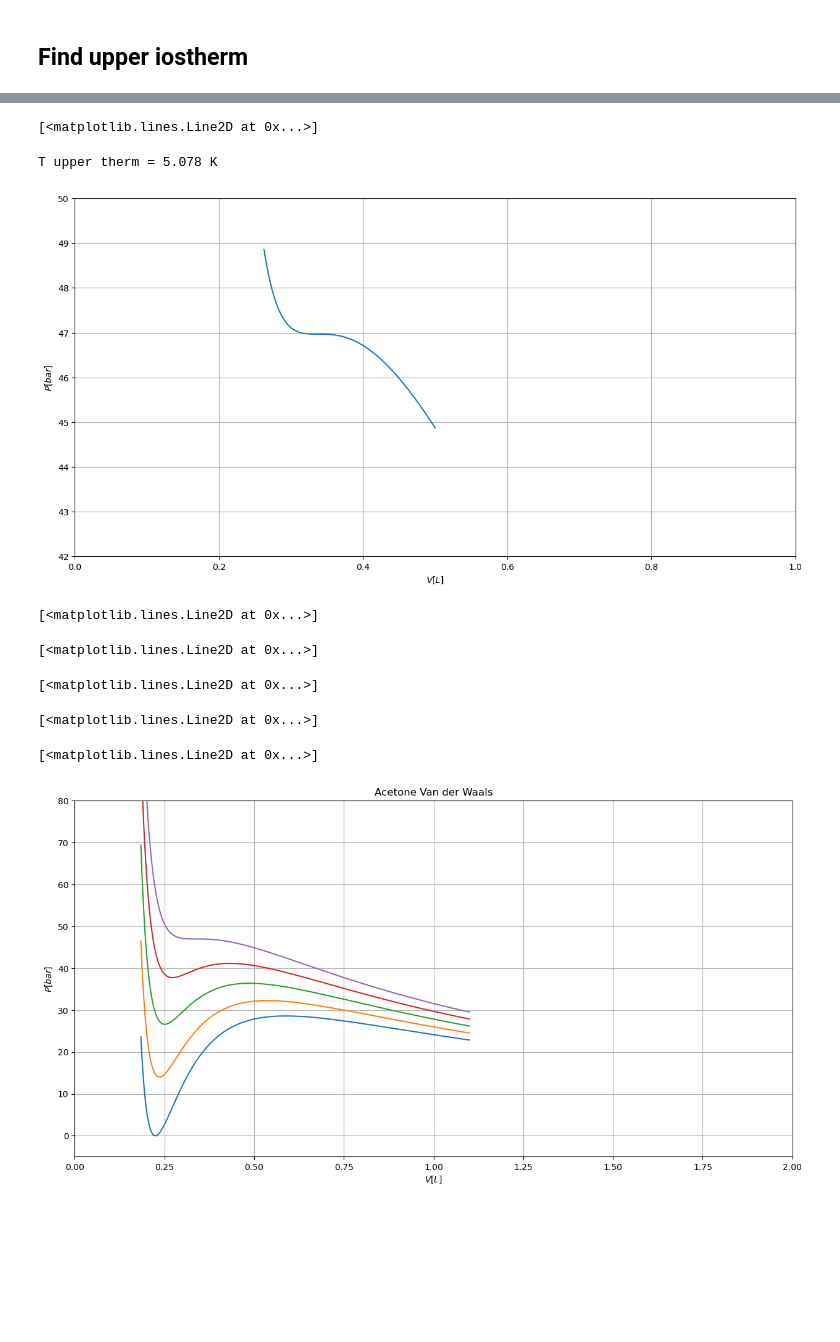
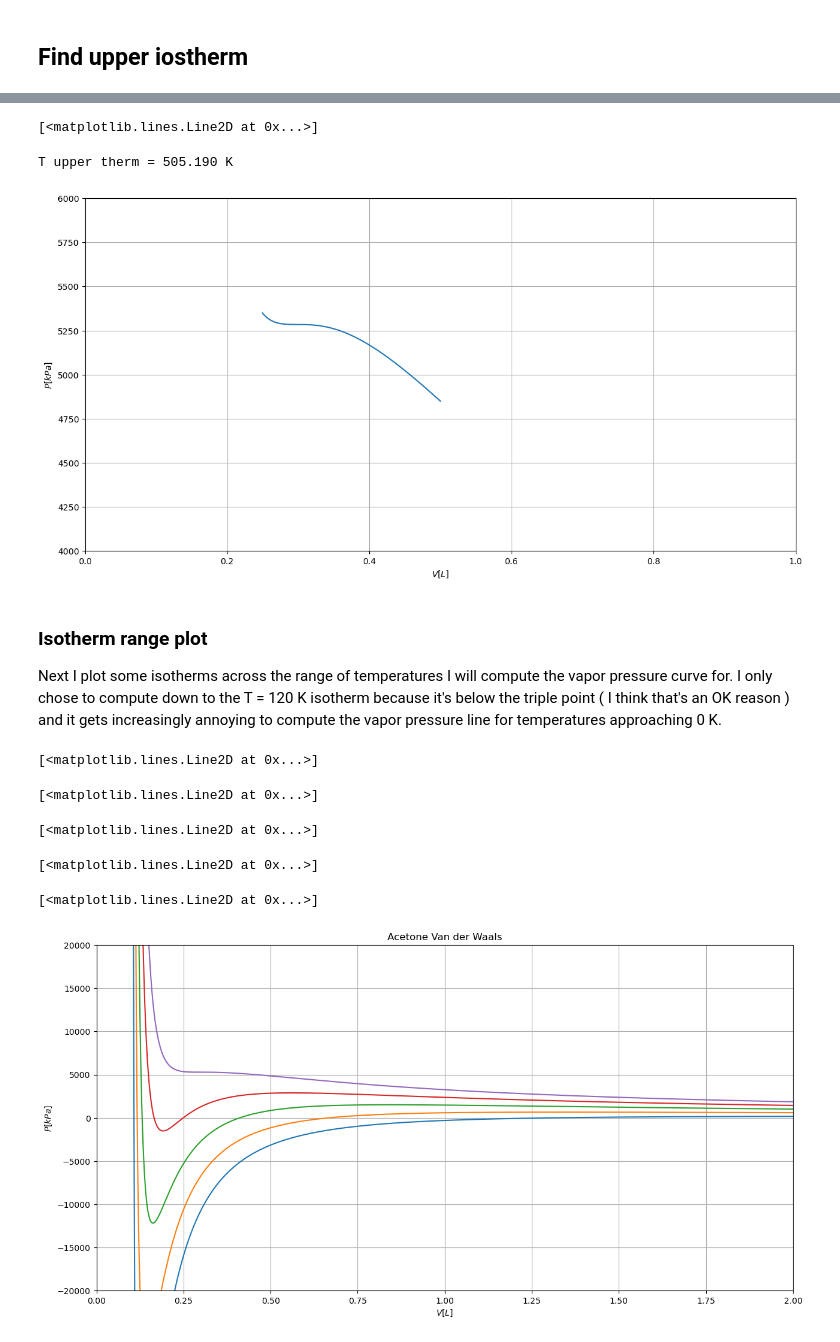
Before and after one commit to knownothingbozo/PHYS-3411, a Jupyter notebook: Van der Waals_integral_search.ipynb, the cells around one changed output, grey strips where cells are left out. Drawn from its saved outputs; the diff is of its cells as text; code cells hidden in the pictures; blank space fills up the shorter version.

```diff
--- a/Van der Waals_integral_search.ipynb
+++ b/Van der Waals_integral_search.ipynb
@@ -15,9 +17,9 @@ N = 6.022E23
 k = 1.381E-23
 R = N*k
 n = 1
-T = np.linspace(3.5, 6, 5)
-a = 16.02   #ACETONE
-b = 0.1124
+T = np.linspace(120, 600, 5)
+a = 1409.4   #ACETONE
+b = 0.0994
 
 min = n*b+1E-4
 V = np.linspace(min,10, 25000)
@@ -84,9 +53,0 @@ Focusing in on the lowest temerature for which the Van der Waals plot approaches
-# %%
-min = n*b+1E-4
-V = np.linspace(min,10, 25000)
-T = np.linspace(4.25, 4.3, 500)
-for i in range(T.size):
-    P = P_(V, T[i])
-    if P.min() > 0:
-        T_lower = T[i]
-        break
@@ -103,23 +54,17 @@ T lower therm = 4.285 K
 # %% [markdown]
 ## Find upper iostherm
 # %%
-N = 6.022E23
-k = 1.381E-23
-R = N*k
-n = 1
-T = np.linspace(5.05, 5.11, 5)
-a = 16.02   #ACETONE
-b = 0.1124
+T = np.linspace(450, 600, 5)
 
 min = n*b+1E-4
-V = np.linspace(min+0.15, 0.5, 25000)
+V = np.linspace(min, 0.5, 25000)
 P = np.zeros((T.size,V.size))
 def P_(V,T): return (n*R*T)/(V-n*b) - (a*n**2)/V**2
 for i in range(T.size):
     P[i] = P_(V, T[i])
 
 fig = plt.figure(figsize=(15,7.5))
-ax0 = fig.add_subplot(1, 1, 1, xlabel='$V [L]$', ylabel='$P [bar]$', ylim=(42, 50), xlim=(0, 1))
+ax0 = fig.add_subplot(1, 1, 1, xlabel='$V [L]$', ylabel='$P [kPa]$', ylim=(0, 20000), xlim=(0, 1))
 ax0.grid()
 for i in range(T.size):
     ax0.plot(V, P[i,:])
@@ -136,9 +81,9 @@ Focusing in on the lowest isotherm for which there is only one point of inflecti
 # %%
 min = n*b+1E-4
-T = np.linspace(5.05, 5.11, 500)
+T = np.linspace(500, 510, 500)
 V = np.linspace(min+0.15, 0.5, 25000)
-for i in range(T.size):
-    P = P_(V, T[i])
+for i in range(T.size):               ### HERE I'M TAKING THE HIGHEST ISOTHERM WITH ONLY ONE FIRST DERIVATIVE ZERO
+    P = P_(V, T[i])                   ### BY NUMERICALLY SEARCHING FOR A SET OF TWO POINTS WHERE DP/DV < 0
     d = 0
     for j in range(V.size-1):
         if P[j+1] > P[j]:
@@ -149,38 +96,35 @@ for i in range(T.size):
 # %%
 fig = plt.figure(figsize=(15,7.5))
-ax0 = fig.add_subplot(1, 1, 1, xlabel='$V [L]$', ylabel='$P [bar]$', ylim=(42, 50), xlim=(0, 1))
+ax0 = fig.add_subplot(1, 1, 1, xlabel='$V [L]$', ylabel='$P [kPa]$', ylim=(4000, 6000), xlim=(0, 1))
 ax0.grid()
 ax0.plot(V, P)
 print ('T upper therm = {0:0.3f} K'.format(T_upper))
 # %% [output]
 [<matplotlib.lines.Line2D at 0x...>]
-T upper therm = 5.078 K
+T upper therm = 505.190 K
-[figure, old version]
+[figure, new version]
+# %% [markdown]
+### Isotherm range plot
+Next I plot some isotherms across the range of temperatures I will compute the vapor pressure curve for. I only chose to compute down to the T = 120 K isotherm because it's below the triple point ( I think that's an OK reason ) and it gets increasingly annoying to compute the vapor pressure line for temperatures approaching 0 K.
 # %%
-N = 6.022E23
-k = 1.381E-23
-R = N*k
-n = 1
-T = np.linspace(T_lower, T_upper-1E-4, 5)
-a = 16.02   #ACETONE
-b = 0.1124
+T = np.linspace(120, T_upper-1E-4, 5)
 
 min = n*b+1E-4
-V = np.linspace(min+0.072, 1.1, 1000)
+V = np.linspace(min, 1000, 1000000)
 P = np.zeros((T.size,V.size))
 def P_(V,T): return (n*R*T)/(V-n*b) - (a*n**2)/V**2
 for i in range(T.size):
     P[i] = P_(V, T[i])
 
 fig = plt.figure(figsize=(15,7.5))
-ax0 = fig.add_subplot(1, 1, 1, xlabel='$V [L]$', ylabel='$P [bar]$', ylim=(-5, 80), xlim=(0, 2), title='Acetone Van der Waals')
+ax0 = fig.add_subplot(1, 1, 1, xlabel='$V [L]$', ylabel='$P [kPa]$', ylim=(-20000, 20000), xlim=(0, 2), title='Acetone Van der Waals')
 ax0.grid()
 for i in range(T.size):
     ax0.plot(V, P[i,:])
 # %% [output]
 [<matplotlib.lines.Line2D at 0x...>]
 [<matplotlib.lines.Line2D at 0x...>]
 [<matplotlib.lines.Line2D at 0x...>]
 [<matplotlib.lines.Line2D at 0x...>]
 [<matplotlib.lines.Line2D at 0x...>]
-[figure, old version]
+[figure, new version]
```
Also changed, not shown: parts of 28 cells of this notebook.
